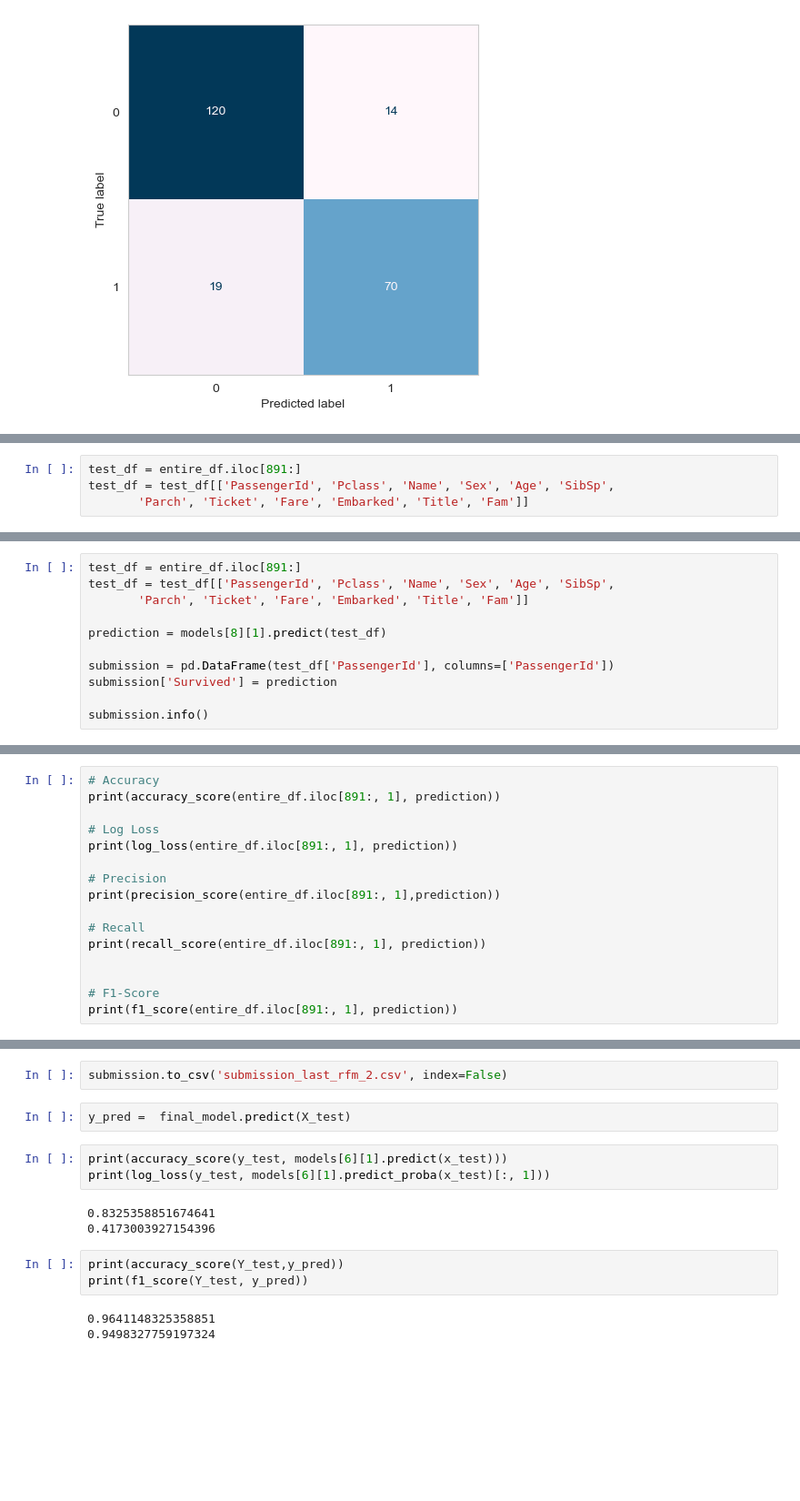
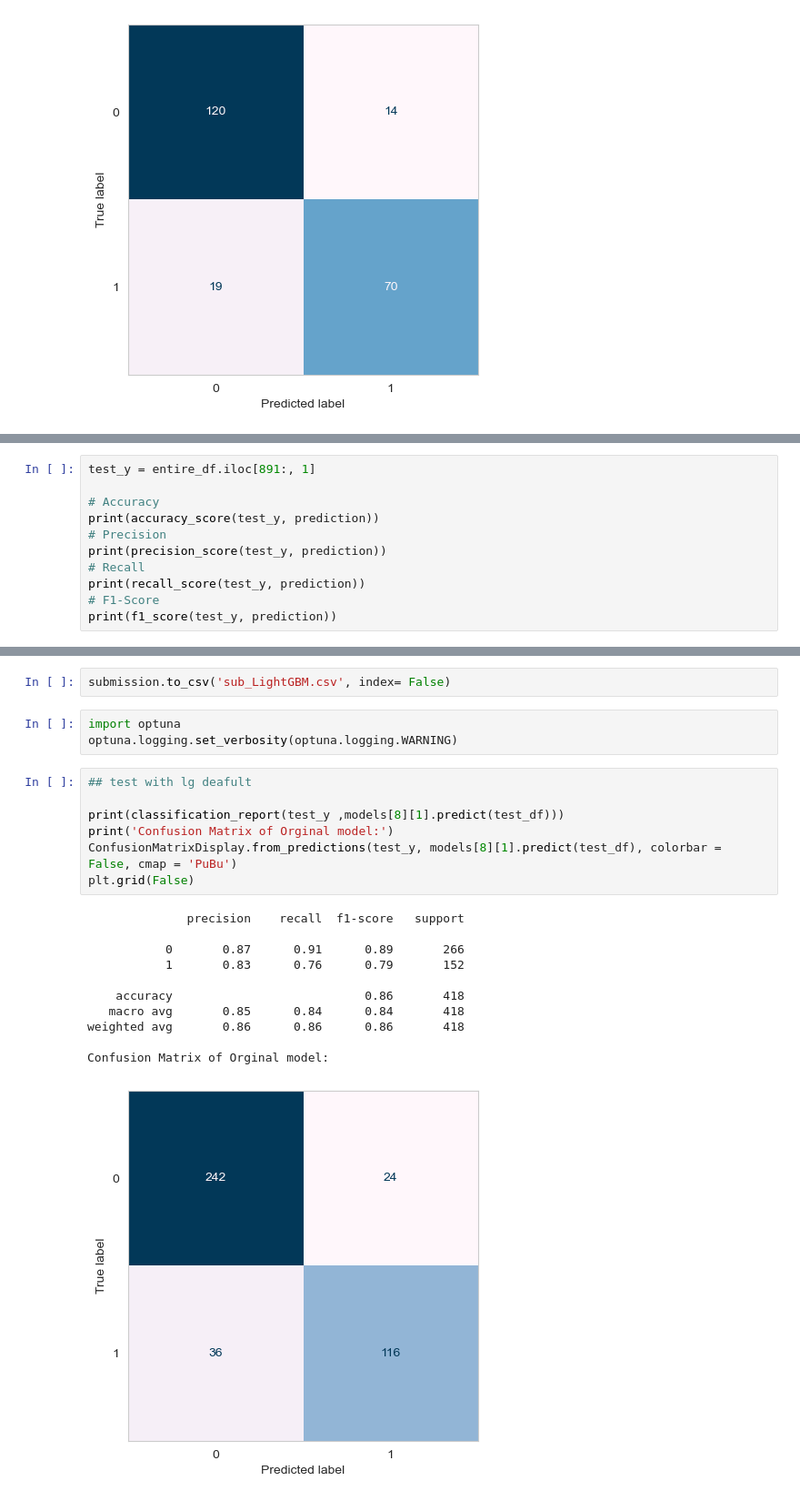
Before and after one commit to aws-hue/titanic_kaggle, a Jupyter notebook: Titanic training v2.ipynb, the cells around one changed output, grey strips where cells are left out. Shown at 91% size. Drawn from its saved outputs; the diff is of its cells as text; blank space fills up the shorter version.

```diff
--- a/Titanic training v2.ipynb
+++ b/Titanic training v2.ipynb
@@ -537,4 +555,0 @@ test_df = entire_df.iloc[891:][['Survived']]
-# %%
-test_df = entire_df.iloc[891:]
-test_df = test_df[['PassengerId', 'Pclass', 'Name', 'Sex', 'Age', 'SibSp',
-       'Parch', 'Ticket', 'Fare', 'Embarked', 'Title', 'Fam']]
@@ -570,11 +555,0 @@ Name: Survived, Length: 418, dtype: int64
-# %%
-test_df = entire_df.iloc[891:]
-test_df = test_df[['PassengerId', 'Pclass', 'Name', 'Sex', 'Age', 'SibSp',
-       'Parch', 'Ticket', 'Fare', 'Embarked', 'Title', 'Fam']]
-
-prediction = models[8][1].predict(test_df)
-
-submission = pd.DataFrame(test_df['PassengerId'], columns=['PassengerId'])
-submission['Survived'] = prediction
-
-submission.info()
@@ -591,17 +556,12 @@ memory usage: 9.8 KB
 # %%
+test_y = entire_df.iloc[891:, 1]
+
 # Accuracy
-print(accuracy_score(entire_df.iloc[891:, 1], prediction))
-
-# Log Loss
-print(log_loss(entire_df.iloc[891:, 1], prediction))
-
+print(accuracy_score(test_y, prediction))
 # Precision
-print(precision_score(entire_df.iloc[891:, 1],prediction))
-
+print(precision_score(test_y, prediction))
 # Recall
-print(recall_score(entire_df.iloc[891:, 1], prediction))
-
-
+print(recall_score(test_y, prediction))
 # F1-Score
-print(f1_score(entire_df.iloc[891:, 1], prediction))
+print(f1_score(test_y, prediction))
 # %% [output]
@@ -772,16 +572,24 @@ submission.to_csv('submission_last_rfm.csv', index=False)
 # %%
-submission.to_csv('submission_last_rfm_2.csv', index=False)
+submission.to_csv('sub_LightGBM.csv', index= False)
-# %%
-y_pred =  final_model.predict(X_test)
-# %%
-print(accuracy_score(y_test, models[6][1].predict(x_test)))
-print(log_loss(y_test, models[6][1].predict_proba(x_test)[:, 1]))
-# %% [output]
-0.8325358851674641
-0.4173003927154396
-# %%
-print(accuracy_score(Y_test,y_pred))
-print(f1_score(Y_test, y_pred))
-# %% [output]
-0.9641148325358851
-0.9498327759197324
+# %%
+import optuna
+optuna.logging.set_verbosity(optuna.logging.WARNING)
+# %%
+## test with lg deafult
+
+print(classification_report(test_y ,models[8][1].predict(test_df)))
+print('Confusion Matrix of Orginal model:')
+ConfusionMatrixDisplay.from_predictions(test_y, models[8][1].predict(test_df), colorbar = False, cmap = 'PuBu')
+plt.grid(False)
+# %% [output]
+              precision    recall  f1-score   support
+
+           0       0.87      0.91      0.89       266
+           1       0.83      0.76      0.79       152
+
+    accuracy                           0.86       418
+   macro avg       0.85      0.84      0.84       418
+weighted avg       0.86      0.86      0.86       418
+
+Confusion Matrix of Orginal model:
+[figure, added]
```
Also changed, not shown: parts of 14 cells of this notebook, 7 other files.
